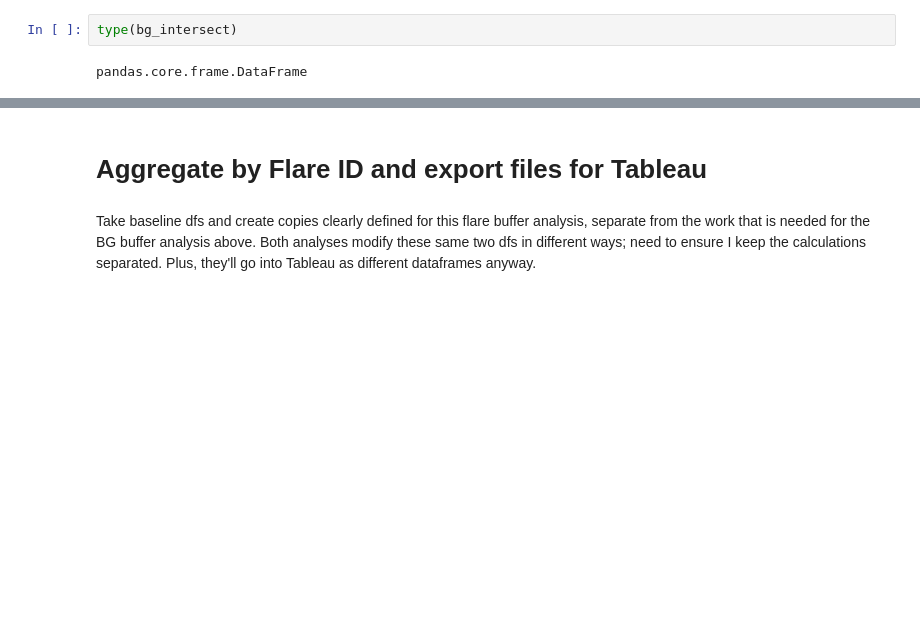
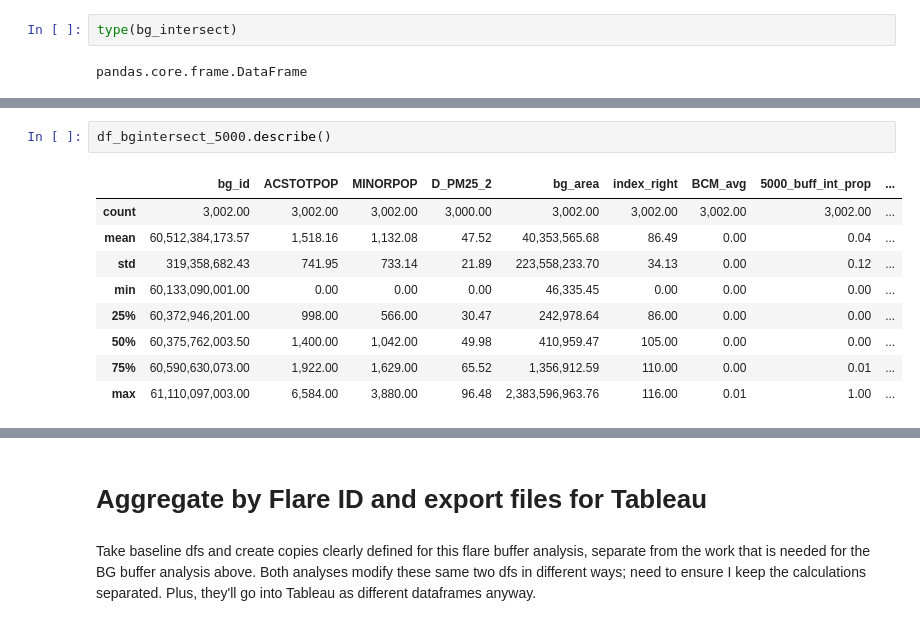
Before and after one commit to natebendermontana/capstone_rmi, a Jupyter notebook: bg_flare_impact.ipynb, the cells around one changed output, grey strips where cells are left out. Cells and saved outputs as stored; diff of their text form; blank space fills up the shorter version.

```diff
--- a/bg_flare_impact.ipynb
+++ b/bg_flare_impact.ipynb
@@ -462,0 +424,12 @@ array([None, 'Polygon', 'MultiPolygon'], dtype=object)
+# %%
+df_bgintersect_5000.describe()
+# %% [output]
+|  | bg_id | ACSTOTPOP | MINORPOP | D_PM25_2 | bg_area | index_right | BCM_avg | 5000_buff_int_prop | ... |
+| count | 3,002.00 | 3,002.00 | 3,002.00 | 3,000.00 | 3,002.00 | 3,002.00 | 3,002.00 | 3,002.00 | ... |
+| mean | 60,512,384,173.57 | 1,518.16 | 1,132.08 | 47.52 | 40,353,565.68 | 86.49 | 0.00 | 0.04 | ... |
+| std | 319,358,682.43 | 741.95 | 733.14 | 21.89 | 223,558,233.70 | 34.13 | 0.00 | 0.12 | ... |
+| min | 60,133,090,001.00 | 0.00 | 0.00 | 0.00 | 46,335.45 | 0.00 | 0.00 | 0.00 | ... |
+| 25% | 60,372,946,201.00 | 998.00 | 566.00 | 30.47 | 242,978.64 | 86.00 | 0.00 | 0.00 | ... |
+| 50% | 60,375,762,003.50 | 1,400.00 | 1,042.00 | 49.98 | 410,959.47 | 105.00 | 0.00 | 0.00 | ... |
+| 75% | 60,590,630,073.00 | 1,922.00 | 1,629.00 | 65.52 | 1,356,912.59 | 110.00 | 0.00 | 0.01 | ... |
+| max | 61,110,097,003.00 | 6,584.00 | 3,880.00 | 96.48 | 2,383,596,963.76 | 116.00 | 0.01 | 1.00 | ... |
```
Also changed, not shown: parts of 66 cells of this notebook, 1 other file.
